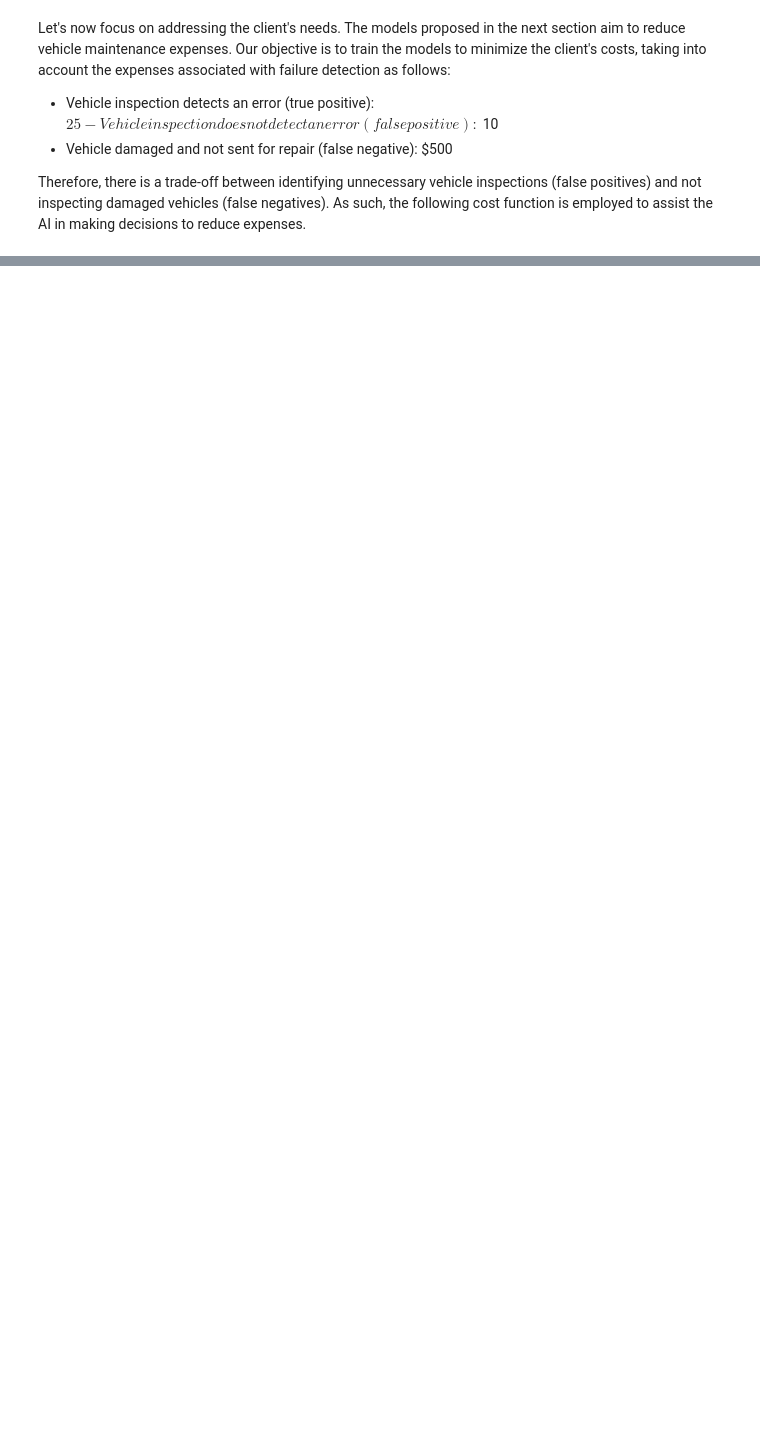
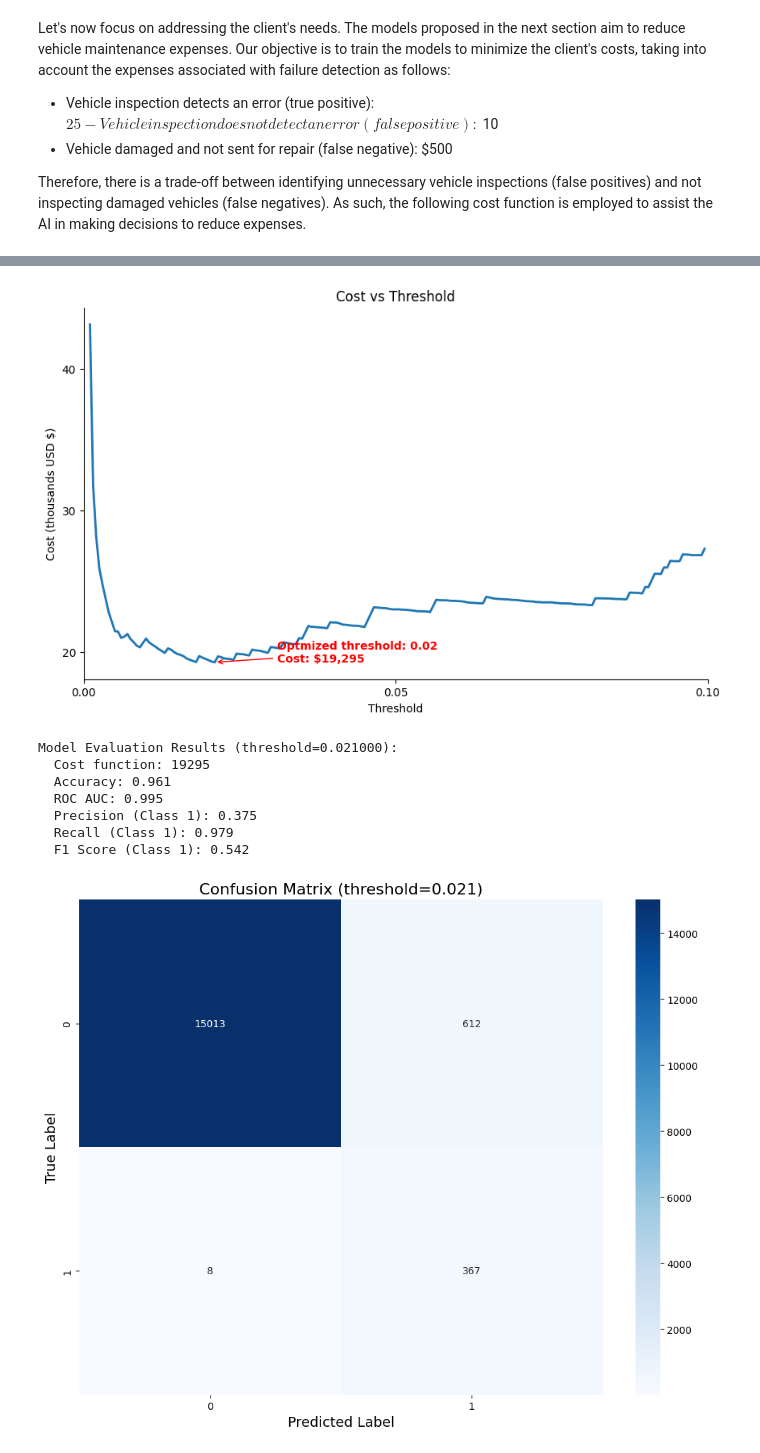
Before and after one commit to VilarMMS/SteadyWheels-, a Jupyter notebook: Project_notebook.ipynb, the cells around one changed output, grey strips where cells are left out. Drawn from its saved outputs; the diff is of its cells as text; code cells hidden in the pictures; blank space fills up the shorter version.

```diff
--- a/Project_notebook.ipynb
+++ b/Project_notebook.ipynb
@@ -977,0 +295,24 @@ Notably, the confusion matrices and classification reports of the Decision Tree
+# %%
+# Create and optimize the model
+from src.Classifier import LightGBM as LGBM
+import os
+
+X_train = df_cleaned_train.drop(columns=['class'])
+X_test = df_cleaned_test.drop(columns=['class'])
+
+# Convert string labels to binary values
+y_train = df_cleaned_train['class'].apply(lambda x: 1 if x == 'pos' else 0)
+y_test = df_cleaned_test['class'].apply(lambda x: 1 if x == 'pos' else 0)
+# %%
+train_model = True
+lgbm_model_dir = 'models/lightboost'
+
+if train_model:
+    lgbm = LGBM(n_trials=200)
+    lgbm.optimize(X_train, y_train, X_test, y_test)
+    lgbm.fit(X_train, y_train)
+    os.makedirs(lgbm_model_dir,exist_ok=True)
+    lgbm.save_model(os.path.join(lgbm_model_dir,'model.pkl'))
+
+else:
+    lgbm = LGBM.load_model(os.path.join(lgbm_model_dir,'model.pkl'))
@@ -977,0 +354,16 @@ Notably, the confusion matrices and classification reports of the Decision Tree
+# %%
+# Optimal
+optimal_threshold = lgbm.find_optimal_threshold(X_test, y_test)
+
+# 5. Evaluate on test data using the optimal threshold
+results = lgbm.evaluate(X_test, y_test, threshold=optimal_threshold)
+# %% [output]
+[figure, added]
+Model Evaluation Results (threshold=0.021000):
+  Cost function: 19295
+  Accuracy: 0.961
+  ROC AUC: 0.995
+  Precision (Class 1): 0.375
+  Recall (Class 1): 0.979
+  F1 Score (Class 1): 0.542
+[figure, added]
```
Also changed, not shown: parts of 78 cells of this notebook, 5 other files.
